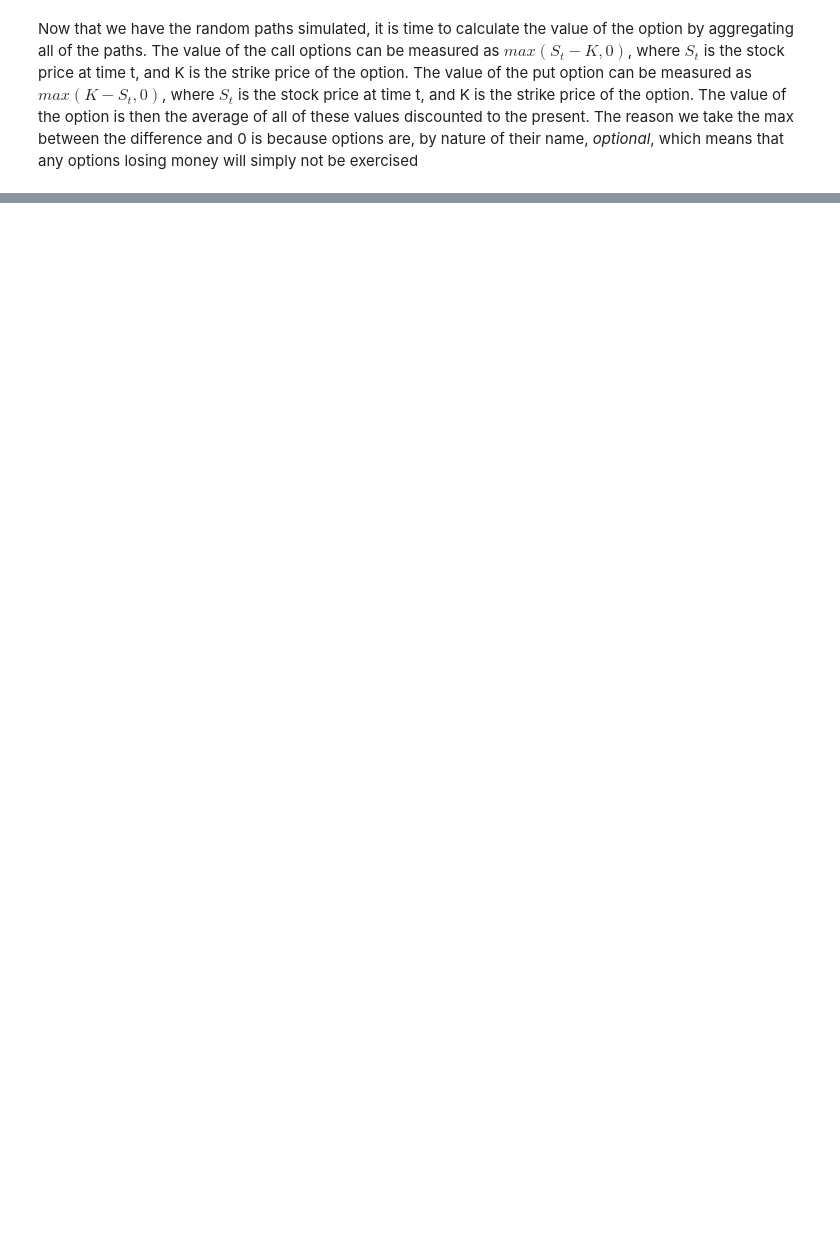
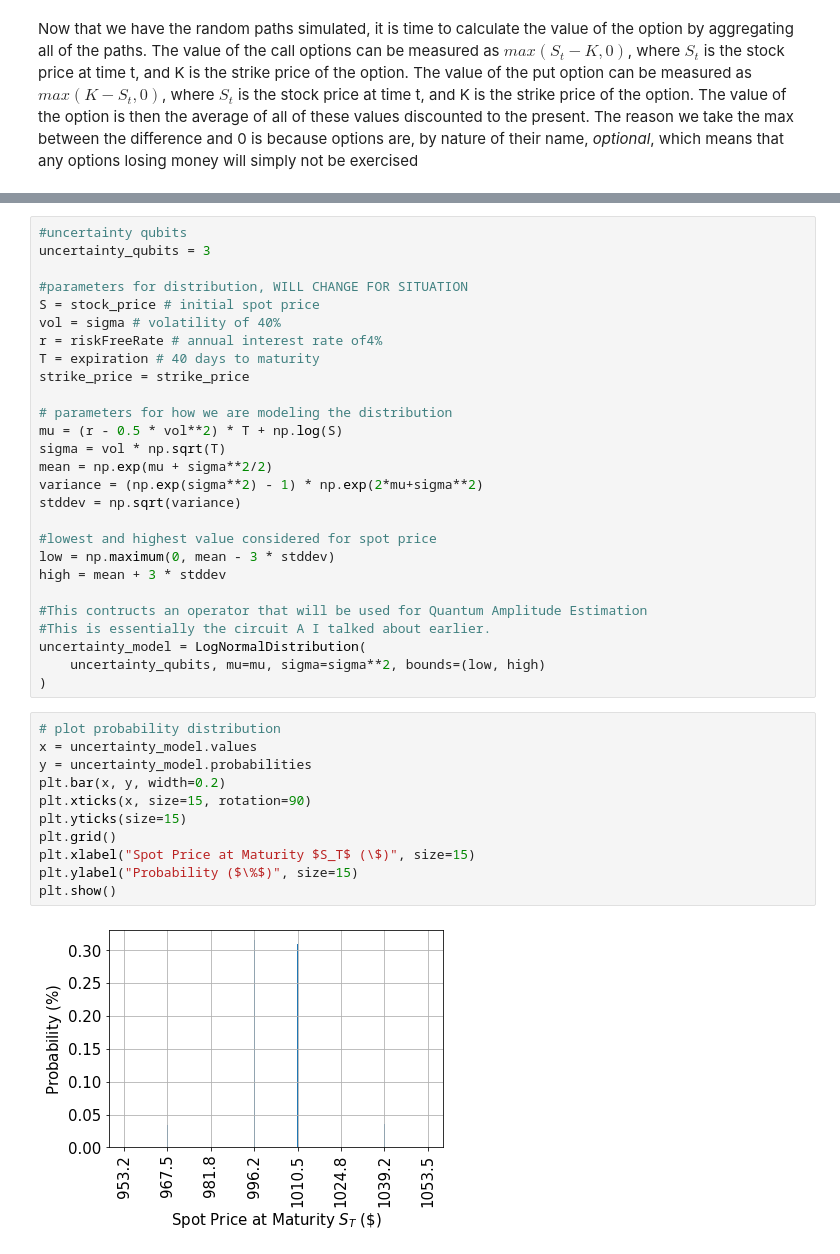
Before and after one commit to sumanthk123/Quantum-Monte-Carlo-Implementation, a Jupyter notebook: demo.ipynb, the cells around one changed output, grey strips where cells are left out. Drawn from its saved outputs; the diff is of its cells as text; blank space fills up the shorter version.

```diff
--- a/demo.ipynb
+++ b/demo.ipynb
@@ -153,0 +184,40 @@ callValue, putValue
+# %%
+#uncertainty qubits
+uncertainty_qubits = 3
+
+#parameters for distribution, WILL CHANGE FOR SITUATION
+S = stock_price # initial spot price
+vol = sigma # volatility of 40%
+r = riskFreeRate # annual interest rate of4%
+T = expiration # 40 days to maturity
+strike_price = strike_price
+
+# parameters for how we are modeling the distribution
+mu = (r - 0.5 * vol**2) * T + np.log(S)
+sigma = vol * np.sqrt(T)
+mean = np.exp(mu + sigma**2/2)
+variance = (np.exp(sigma**2) - 1) * np.exp(2*mu+sigma**2)
+stddev = np.sqrt(variance)
+
+#lowest and highest value considered for spot price
+low = np.maximum(0, mean - 3 * stddev)
+high = mean + 3 * stddev
+
+#This contructs an operator that will be used for Quantum Amplitude Estimation
+#This is essentially the circuit A I talked about earlier.
+uncertainty_model = LogNormalDistribution(
+    uncertainty_qubits, mu=mu, sigma=sigma**2, bounds=(low, high)
+)
+# %%
+# plot probability distribution
+x = uncertainty_model.values
+y = uncertainty_model.probabilities
+plt.bar(x, y, width=0.2)
+plt.xticks(x, size=15, rotation=90)
+plt.yticks(size=15)
+plt.grid()
+plt.xlabel("Spot Price at Maturity $S_T$ (\$)", size=15)
+plt.ylabel("Probability ($\%$)", size=15)
+plt.show()
+# %% [output]
+[figure, added]
```
Also changed, not shown: parts of 21 cells of this notebook.
